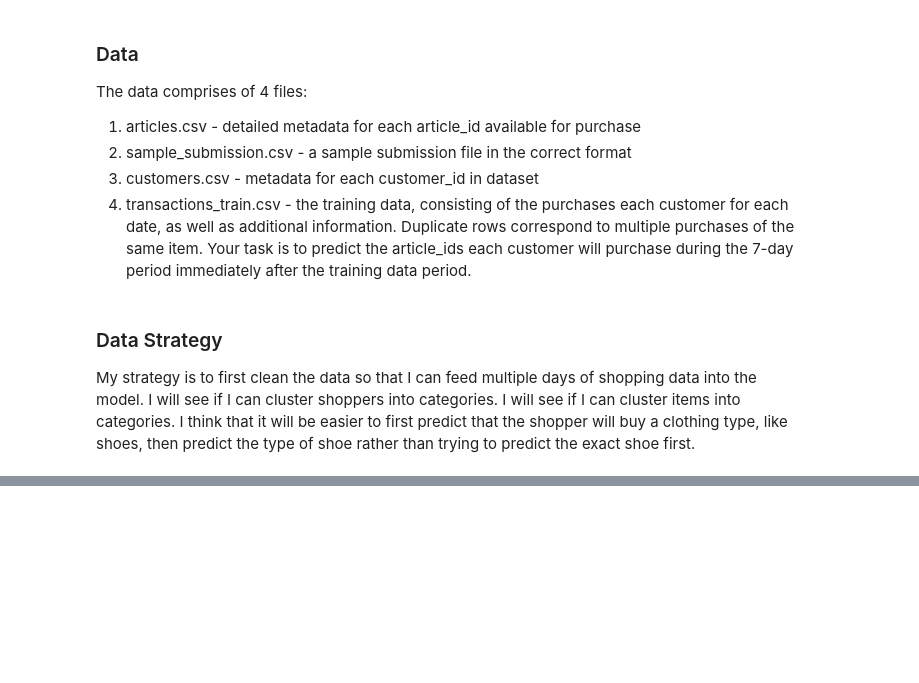
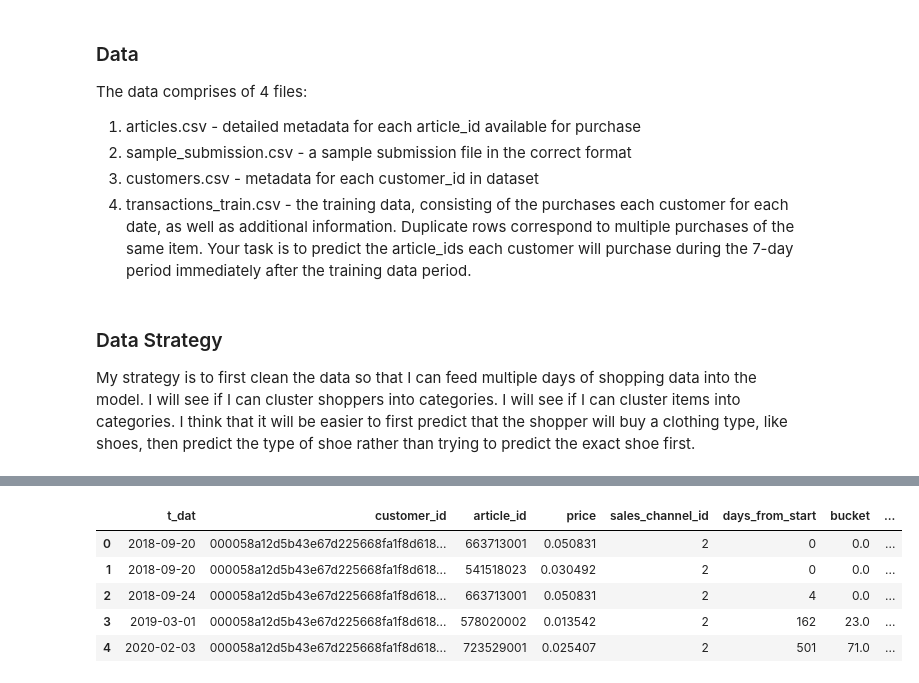
Before and after one commit to preuscht/DTSA-5509-Supervised-Learning-Final-Project, a Jupyter notebook: final_report.ipynb, the cells around one changed output, grey strips where cells are left out. Saved outputs shown, nothing was run; the diff lists cells and outputs as text; code cells hidden in the pictures; blank space fills up the shorter version.

```diff
--- a/final_report.ipynb
+++ b/final_report.ipynb
@@ -25,4 +30,4 @@ from pandas_profiling import ProfileReport
 # %%
-trainingdata = pd.read_csv('data/transactions_train.csv',nrows = 500000)
+trainingdata = pd.read_csv('data/transactions_train.csv', row=13039505)
 articlesdata = pd.read_csv('data/articles.csv')
 customersdata = pd.read_csv('data/customers.csv')
@@ -51,4 +46,13 @@ merged_set.drop(columns=['FN','Active'])
 #profile = ProfileReport(merged_set, title="Pandas Profiling Report", explorative=True)
 # %%
 #profile.to_notebook_iframe()
+# %%
+merged_set.head()
+# %% [output]
+|  | t_dat | customer_id | article_id | price | sales_channel_id | days_from_start | bucket | ... |
+| 0 | 2018-09-20 | 000058a12d5b43e67d225668fa1f8d618... | 663713001 | 0.050831 | 2 | 0 | 0.0 | ... |
+| 1 | 2018-09-20 | 000058a12d5b43e67d225668fa1f8d618... | 541518023 | 0.030492 | 2 | 0 | 0.0 | ... |
+| 2 | 2018-09-24 | 000058a12d5b43e67d225668fa1f8d618... | 663713001 | 0.050831 | 2 | 4 | 0.0 | ... |
+| 3 | 2019-03-01 | 000058a12d5b43e67d225668fa1f8d618... | 578020002 | 0.013542 | 2 | 162 | 23.0 | ... |
+| 4 | 2020-02-03 | 000058a12d5b43e67d225668fa1f8d618... | 723529001 | 0.025407 | 2 | 501 | 71.0 | ... |
 # %%
```
Also changed, not shown: parts of 14 cells of this notebook, 2 other files.
